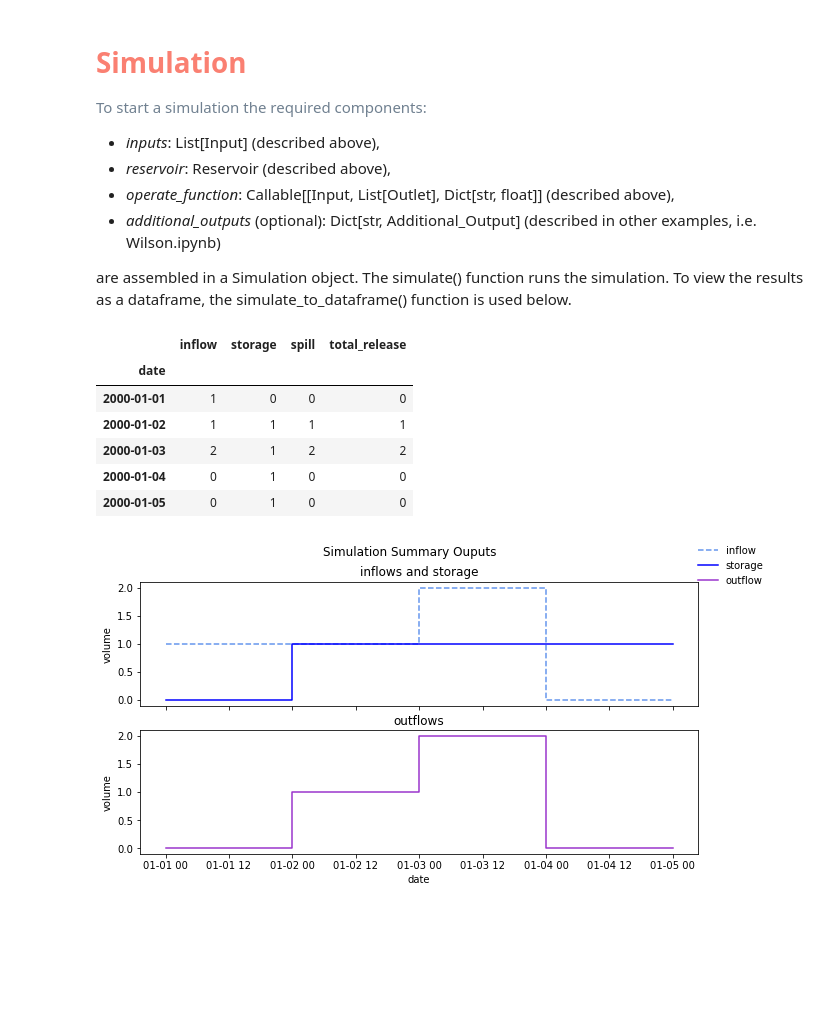
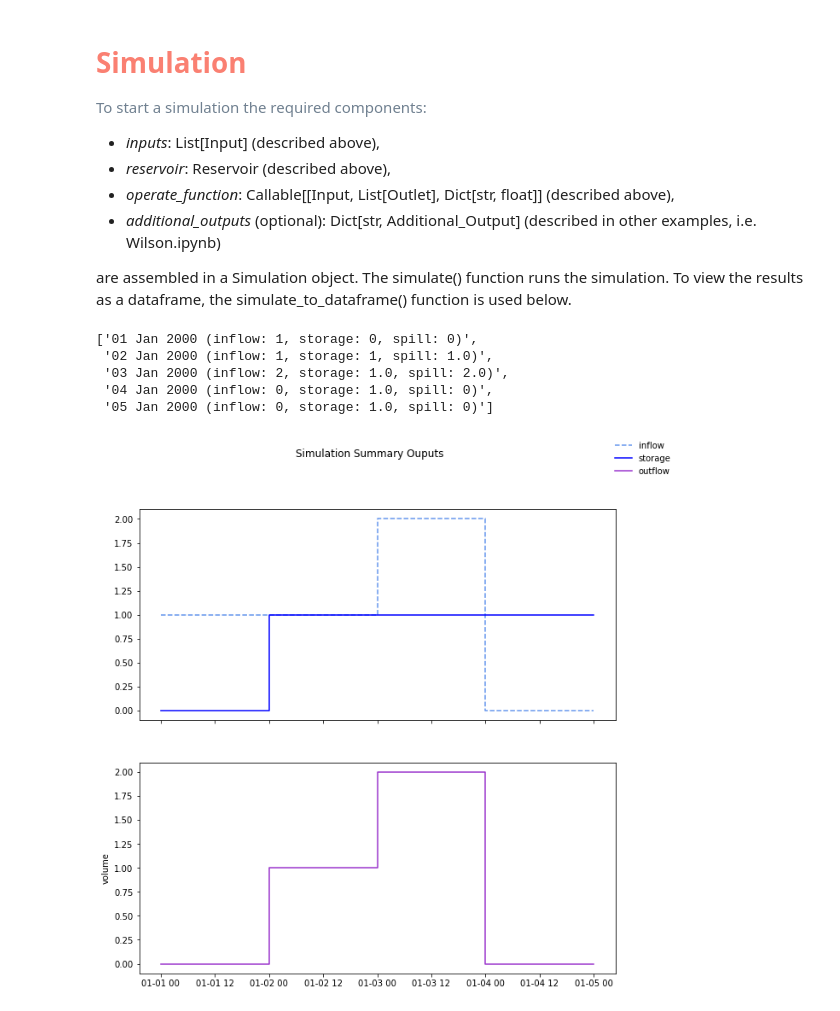
Before and after one commit to JohnRushKucharski/old-canteen, a Jupyter notebook: src/examples/default.ipynb, the cells around one changed output. Drawn from its saved outputs; the diff is of its cells as text; code cells hidden in the pictures; blank space fills up the shorter version.

```diff
--- a/src/examples/default.ipynb
+++ b/src/examples/default.ipynb
@@ -24,11 +24,11 @@ from src.simulation import Simulation
 
 In this case the simulation will run for 4 days from January 1, 2000 to January 4, 2000, a sequence of inflows [1, 1, 2, 0] are provide along with an initial storage volume of 0 (storage volumes will be computed for the following timesteps). No optional additional inputs are provided.
 # %%
-inputs = [
-    Input(date=datetime.datetime(2000, 1, 1), inflow=1, storage=0),
-    Input(date=datetime.datetime(2000, 1, 2), inflow=1),
-    Input(date=datetime.datetime(2000, 1, 3), inflow=2),
-    Input(date=datetime.datetime(2000, 1, 4), inflow=0),
-    Input(date=datetime.datetime(2000, 1, 5), inflow=0)]
-[input.print() for input in inputs]
+inputs = TimeSeries(timesteps=[
+    TimeStep(datetime(2000, 1, 1), inputs={'inflow': Input(1), 'storage': Input(0, category=Category.STORAGE)}),
+    TimeStep(datetime(2000, 1, 2), inputs={'inflow': Input(1)}),
+    TimeStep(datetime(2000, 1, 3), inputs={'inflow': Input(2)}),
+    TimeStep(datetime(2000, 1, 4), inputs={'inflow': Input(0)}),
+    TimeStep(datetime(2000, 1, 5), inputs={'inflow': Input(0)})])
+[input.print() for input in inputs.timesteps]
 # %% [output]
@@ -93,17 +93,15 @@ It causes the reservoir to release water that can be released (and therefore sto
 are assembled in a Simulation object. The simulate() function runs the simulation. To view the results as a dataframe, the simulate_to_dataframe() function is used below.
 # %%
 default_simulation = Simulation(inputs, default_canteen, operations.passive_operations)
-results = default_simulation.simulate_to_dataframe()
-results.head()
+results = default_simulation.simulate()
+[t.print() for t in results.timesteps]
 # %% [output]
-|  | inflow | storage | spill | total_release |
-| date |  |  |  |  |
-| 2000-01-01 | 1 | 0 | 0 | 0 |
-| 2000-01-02 | 1 | 1 | 1 | 1 |
-| 2000-01-03 | 2 | 1 | 2 | 2 |
-| 2000-01-04 | 0 | 1 | 0 | 0 |
-| 2000-01-05 | 0 | 1 | 0 | 0 |
+['01 Jan 2000 (inflow: 1, storage: 0, spill: 0)',
+ '02 Jan 2000 (inflow: 1, storage: 1, spill: 1.0)',
+ '03 Jan 2000 (inflow: 2, storage: 1.0, spill: 2.0)',
+ '04 Jan 2000 (inflow: 0, storage: 1.0, spill: 0)',
+ '05 Jan 2000 (inflow: 0, storage: 1.0, spill: 0)']
-# %%
-default_simulation.plot(results)
-# %% [output]
-[figure, removed]
+# %%
+results.plot()
+# %% [output]
+[figure, added]
```
Also changed, not shown: parts of 4 cells of this notebook, 8 other files.
